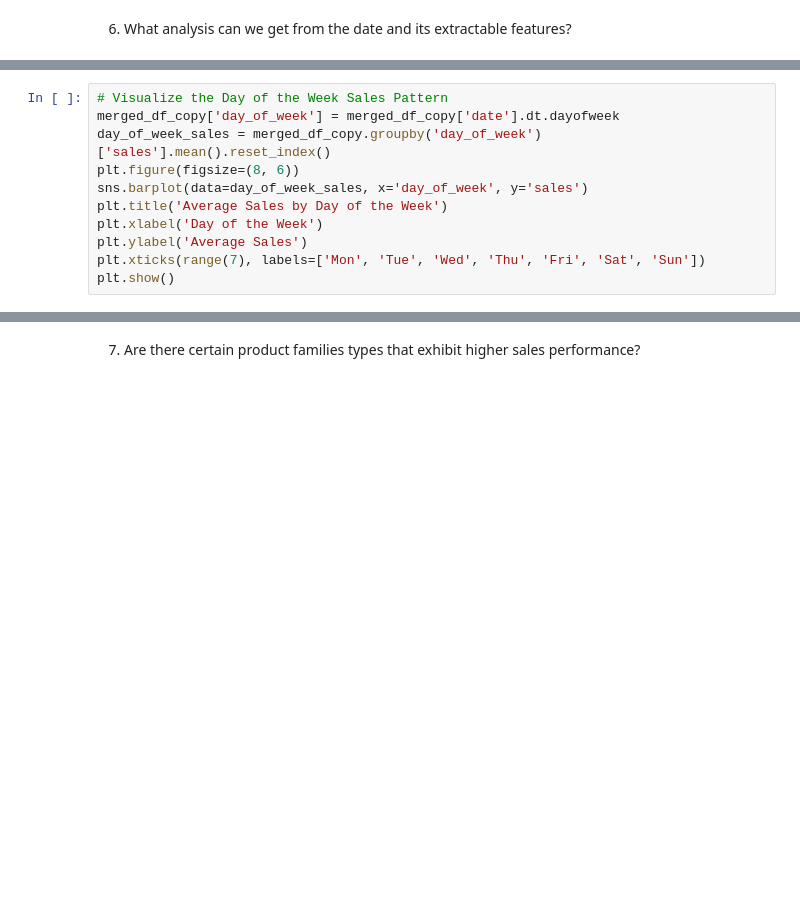
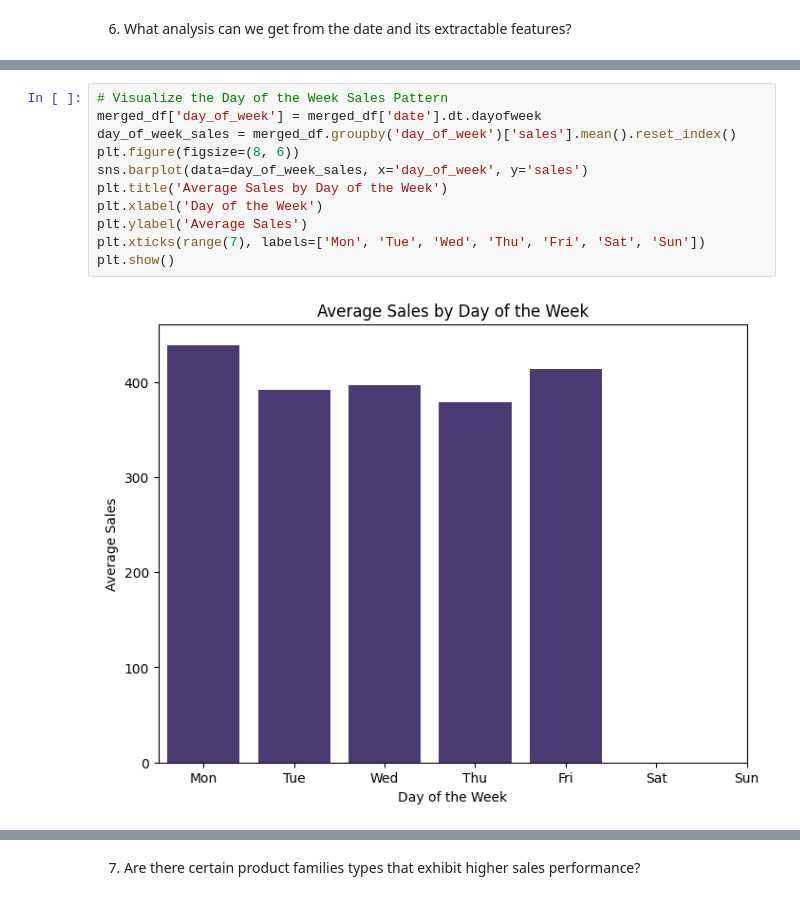
Before and after one commit to Shanis185/favorita-sales-forecasting, a Jupyter notebook: Time Series Forecasting.ipynb, the cells around one changed output, grey strips where cells are left out. Cells and saved outputs as stored; diff of their text form; blank space fills up the shorter version.

```diff
--- a/Time Series Forecasting.ipynb
+++ b/Time Series Forecasting.ipynb
@@ -814,13 +835,15 @@ plt.show()
 # %%
 # Visualize the Day of the Week Sales Pattern
-merged_df_copy['day_of_week'] = merged_df_copy['date'].dt.dayofweek
-day_of_week_sales = merged_df_copy.groupby('day_of_week')['sales'].mean().reset_index()
+merged_df['day_of_week'] = merged_df['date'].dt.dayofweek
+day_of_week_sales = merged_df.groupby('day_of_week')['sales'].mean().reset_index()
 plt.figure(figsize=(8, 6))
 sns.barplot(data=day_of_week_sales, x='day_of_week', y='sales')
 plt.title('Average Sales by Day of the Week')
 plt.xlabel('Day of the Week')
 plt.ylabel('Average Sales')
 plt.xticks(range(7), labels=['Mon', 'Tue', 'Wed', 'Thu', 'Fri', 'Sat', 'Sun'])
 plt.show()
+# %% [output]
+[figure, added]
 # %%
 # Visualize the Yearly Sales Trend
```
Also changed, not shown: parts of 24 cells of this notebook.
